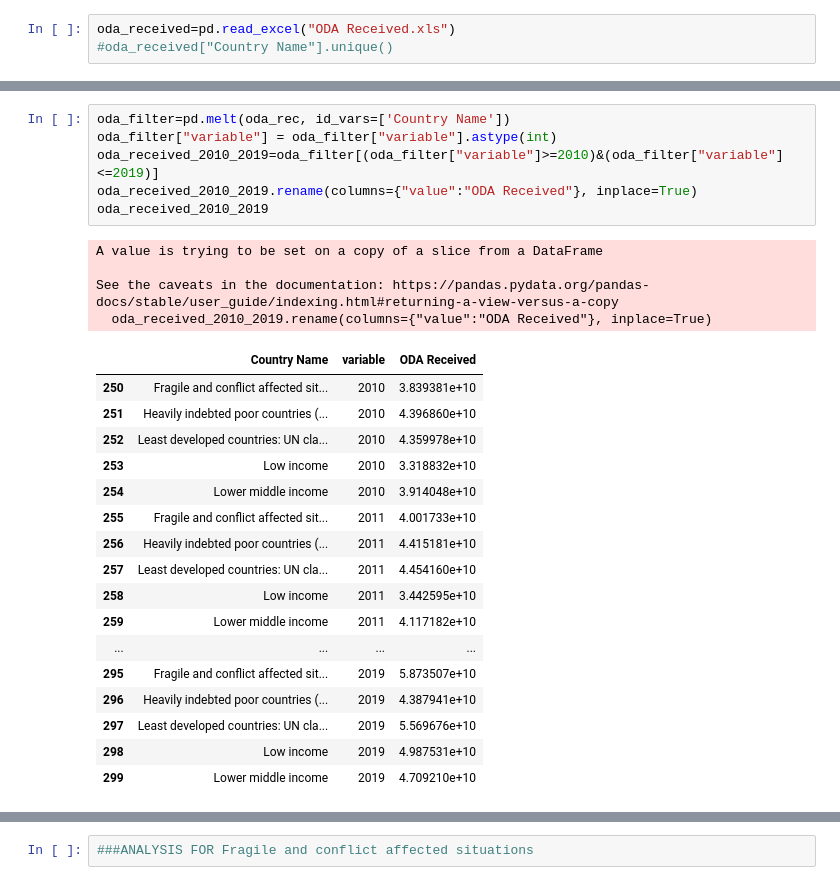
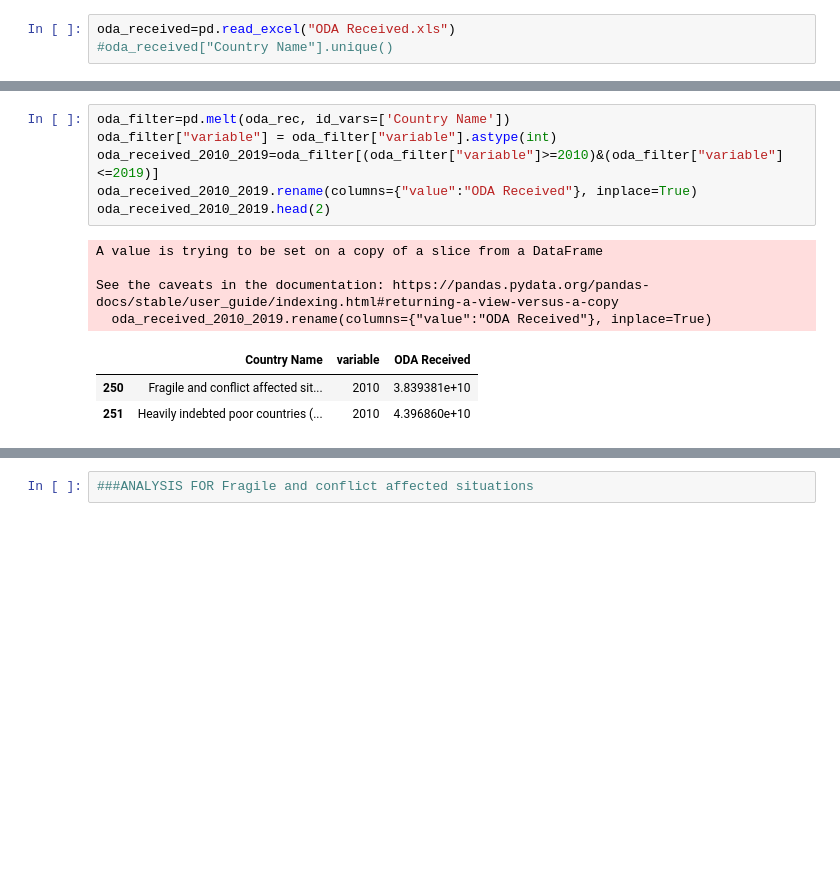
Before and after one commit to bnbmuniz/Project5, a Jupyter notebook: Data_Project5.ipynb, the cells around one changed output, grey strips where cells are left out. Cells and saved outputs as stored; diff of their text form; blank space fills up the shorter version.

```diff
--- a/Data_Project5.ipynb
+++ b/Data_Project5.ipynb
@@ -147,28 +74,14 @@ labor_force
 # %%
 oda_filter=pd.melt(oda_rec, id_vars=['Country Name'])
 oda_filter["variable"] = oda_filter["variable"].astype(int)
 oda_received_2010_2019=oda_filter[(oda_filter["variable"]>=2010)&(oda_filter["variable"]<=2019)]
 oda_received_2010_2019.rename(columns={"value":"ODA Received"}, inplace=True)
-oda_received_2010_2019
+oda_received_2010_2019.head(2)
 # %% [output]
 A value is trying to be set on a copy of a slice from a DataFrame
 
 See the caveats in the documentation: https://pandas.pydata.org/pandas-docs/stable/user_guide/indexing.html#returning-a-view-versus-a-copy
   oda_received_2010_2019.rename(columns={"value":"ODA Received"}, inplace=True)
 |  | Country Name | variable | ODA Received |
 | 250 | Fragile and conflict affected sit... | 2010 | 3.839381e+10 |
 | 251 | Heavily indebted poor countries (... | 2010 | 4.396860e+10 |
-| 252 | Least developed countries: UN cla... | 2010 | 4.359978e+10 |
-| 253 | Low income | 2010 | 3.318832e+10 |
-| 254 | Lower middle income | 2010 | 3.914048e+10 |
-| 255 | Fragile and conflict affected sit... | 2011 | 4.001733e+10 |
-| 256 | Heavily indebted poor countries (... | 2011 | 4.415181e+10 |
-| 257 | Least developed countries: UN cla... | 2011 | 4.454160e+10 |
-| 258 | Low income | 2011 | 3.442595e+10 |
-| 259 | Lower middle income | 2011 | 4.117182e+10 |
-| ... | ... | ... | ... |
-| 295 | Fragile and conflict affected sit... | 2019 | 5.873507e+10 |
-| 296 | Heavily indebted poor countries (... | 2019 | 4.387941e+10 |
-| 297 | Least developed countries: UN cla... | 2019 | 5.569676e+10 |
-| 298 | Low income | 2019 | 4.987531e+10 |
-| 299 | Lower middle income | 2019 | 4.709210e+10 |
```
Also changed, not shown: parts of 85 cells of this notebook.
